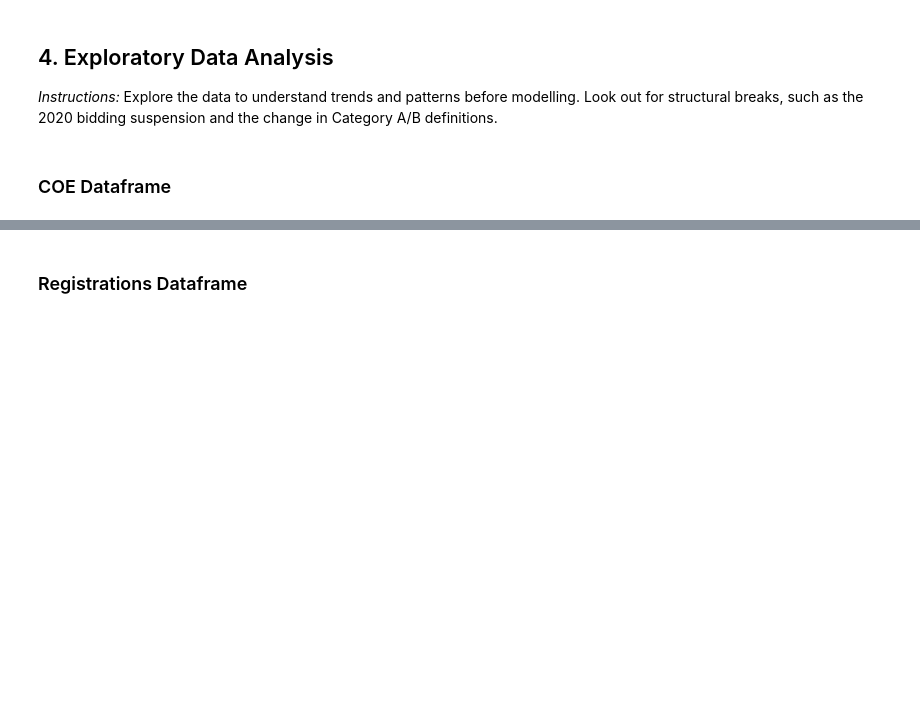
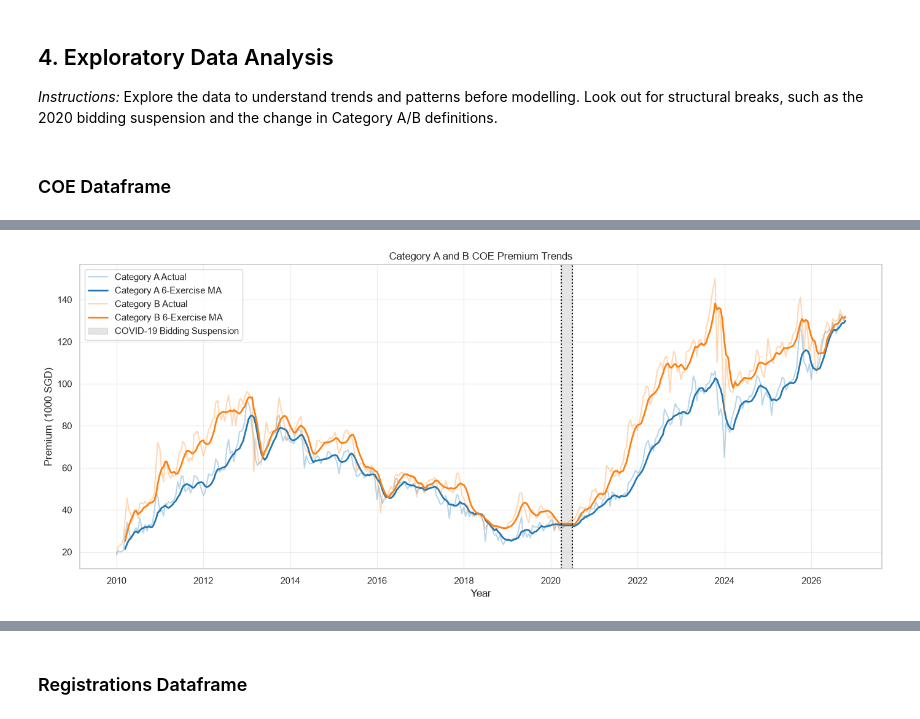
Before and after one commit to XiongZirui/mixue, a Jupyter notebook: main.ipynb, the cells around one changed output, grey strips where cells are left out. Saved outputs shown, nothing was run; the diff lists cells and outputs as text; code cells hidden in the pictures; blank space fills up the shorter version.

```diff
--- a/main.ipynb
+++ b/main.ipynb
@@ -122,6 +123,12 @@ coe['bids_received'] = coe['bids_received'].astype(int)
 coe["date"] = pd.to_datetime(
     coe[["year", "month"]].assign(day=1)
 )
+# %%
+coe["d_pressure"] = np.where(
+    coe["quota"] > 0,
+    coe["bids_received"] / coe["quota"],
+    np.nan
+)
 # %%
 # Normalise premium column
 coe["premium"] = coe["premium"] / 1000
@@ -560,0 +538,71 @@ display(summary)
+# %%
+sns.set_theme(style="whitegrid")
+
+# Create analysis dataset
+df_analysis = coe_wide.copy()
+
+# Sort chronologically
+df_analysis = df_analysis.sort_values(
+    ["year", "month", "bidding_no"]
+).reset_index(drop=True)
+
+# Create exercise index
+df_analysis["exercise"] = np.arange(1, len(df_analysis) + 1)
+
+# Create approximate dates for plotting
+df_analysis["plot_date"] = (
+    pd.to_datetime(df_analysis["date"])
+    + pd.to_timedelta(
+        (df_analysis["bidding_no"] - 1) * 14,
+        unit="D"
+    )
+)
+
+# Calculate 6-exercise moving averages
+for category in ["A", "B"]:
+    df_analysis[f"premium_{category}_ma6"] = (
+        df_analysis[f"premium_{category}"]
+        .rolling(window=6, min_periods=6)
+        .mean()
+    )
+
+def plot_premium_trends(df, ax=None, annotations=True):
+    if ax is None:
+        fig, ax = plt.subplots(figsize=(14, 6))
+
+    colors = {"A": "tab:blue", "B": "tab:orange"}
+
+    for category in ["A", "B"]:
+        ax.plot(
+            df["plot_date"],
+            df[f"premium_{category}"],
+            color=colors[category],
+            alpha=0.3,
+            label=f"Category {category} Actual"
+        )
+
+        ax.plot(
+            df["plot_date"],
+            df[f"premium_{category}_ma6"],
+            color=colors[category],
+            linewidth=2,
+            label=f"Category {category} 6-Exercise MA"
+        )
+
+    if annotations:
+        add_annotations(ax)
+
+    ax.set(
+        title="Category A and B COE Premium Trends",
+        xlabel="Year",
+        ylabel="Premium (1000 SGD)"
+    )
+
+    ax.legend()
+    return ax
+
+plot_premium_trends(df_analysis)
+plt.tight_layout()
+plt.show()
+# %% [output]
+[figure, added]
```
Also changed, not shown: parts of 33 cells of this notebook.
